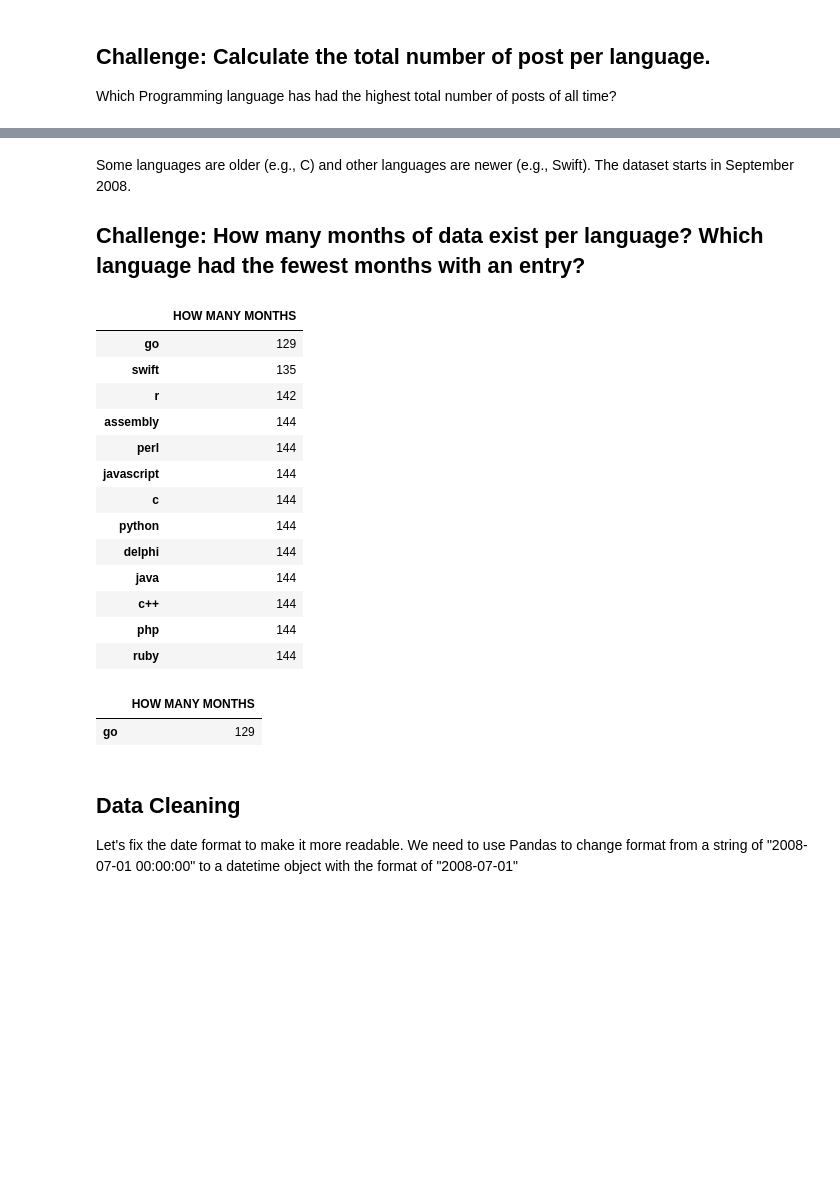
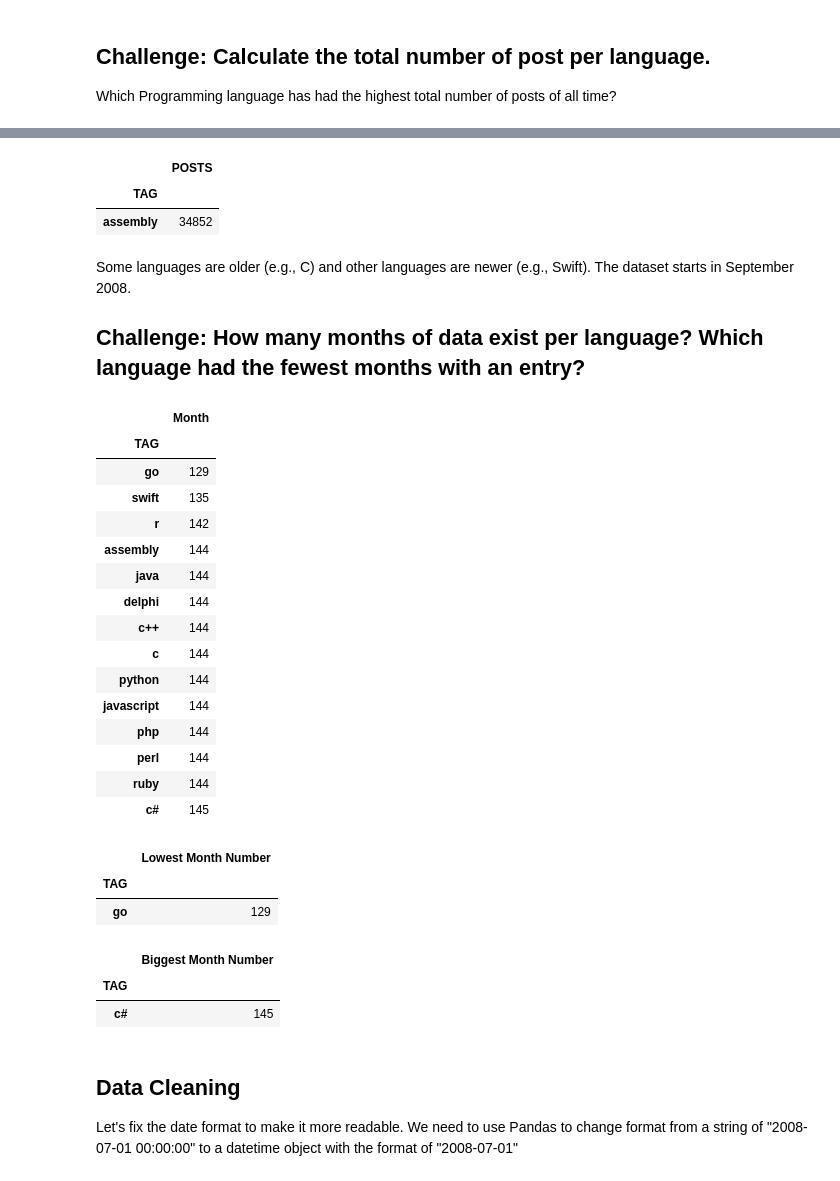
Before and after one commit to erfaw/elasti_py, a Jupyter notebook: Day073-erf/Programming_Languages_(start).ipynb, the cells around one changed output, grey strips where cells are left out. Cells and saved outputs as stored; diff of their text form; code cells hidden in the pictures; blank space fills up the shorter version.

Commit message:
in 'Day073-erf\Programming_Languages_(start).ipynb': 1. update (idk what exactly) not important just trying

```diff
--- a/Day073-erf/Programming_Languages_(start).ipynb
+++ b/Day073-erf/Programming_Languages_(start).ipynb
@@ -126,34 +128,51 @@ NameError: name 'meta_df' is not defined
+# %%
+df.groupby("TAG").sum()[['POSTS']].sort_values('POSTS', ascending=False).tail(1)
+# %% [output]
+|  | POSTS |
+| TAG |  |
+| assembly | 34852 |
 # %% [markdown]
 Some languages are older (e.g., C) and other languages are newer (e.g., Swift). The dataset starts in September 2008.
 
 ## **Challenge**: How many months of data exist per language? Which language had the fewest months with an entry?
 # %%
-month_df = pd.DataFrame(
-    data= {lang: df[df['TAG'] == lang]['DATE'].drop_duplicates().count() for lang in all_languages}.values(),
-    index= all_languages,
-    columns=['HOW MANY MONTHS']
-).sort_values('HOW MANY MONTHS')
-month_df
+# month_df = pd.DataFrame(
+#     data= {lang: df[df['TAG'] == lang]['DATE'].drop_duplicates().count() for lang in all_languages}.values(),
+#     index= all_languages,
+#     columns=['HOW MANY MONTHS']
+# ).sort_values('HOW MANY MONTHS')
+# month_df
+df.groupby("TAG").size().to_frame("Month").sort_values('Month')
 # %% [output]
-|  | HOW MANY MONTHS |
+|  | Month |
+| TAG |  |
 | go | 129 |
 | swift | 135 |
 | r | 142 |
 | assembly | 144 |
-| perl | 144 |
-| javascript | 144 |
+| java | 144 |
+| delphi | 144 |
+| c++ | 144 |
 | c | 144 |
 | python | 144 |
-| delphi | 144 |
-| java | 144 |
-| c++ | 144 |
+| javascript | 144 |
 | php | 144 |
+| perl | 144 |
 | ruby | 144 |
+| c# | 145 |
 # %%
-month_df[month_df['HOW MANY MONTHS'] == month_df['HOW MANY MONTHS'].min()]
+# month_df[month_df['HOW MANY MONTHS'] == month_df['HOW MANY MONTHS'].min()]
+df.groupby("TAG").size().sort_values().head(1).to_frame("Lowest Month Number")
 # %% [output]
-|  | HOW MANY MONTHS |
+|  | Lowest Month Number |
+| TAG |  |
 | go | 129 |
+# %%
+df.groupby("TAG").size().sort_values().tail(1).to_frame("Biggest Month Number")
+# %% [output]
+|  | Biggest Month Number |
+| TAG |  |
+| c# | 145 |
 # %% [markdown]
 ## Data Cleaning
 
```
Also changed, not shown: parts of 11 cells of this notebook.
